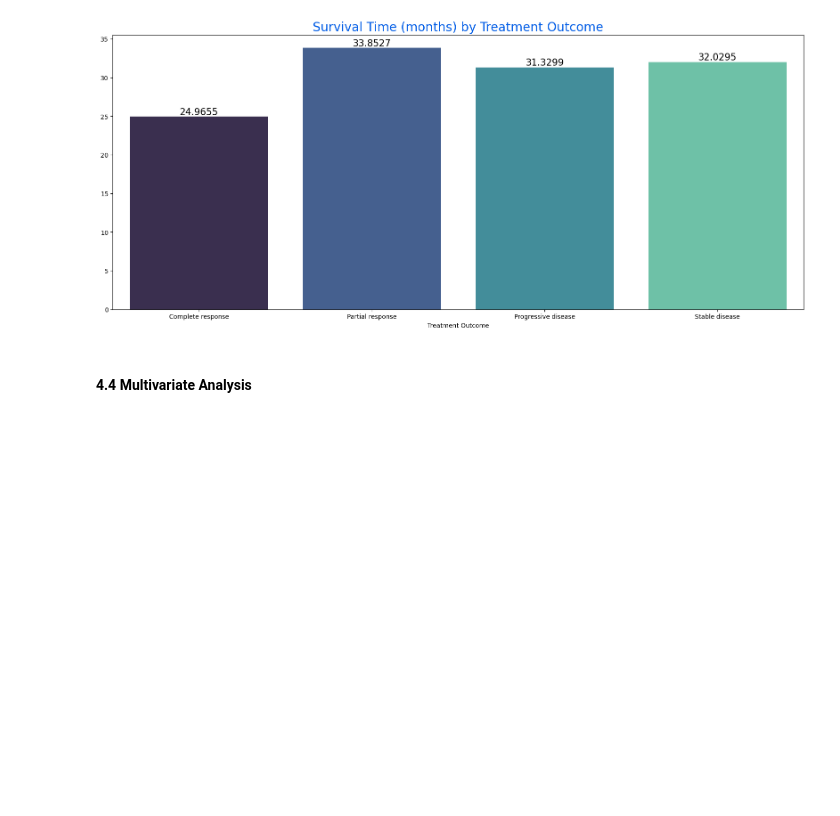
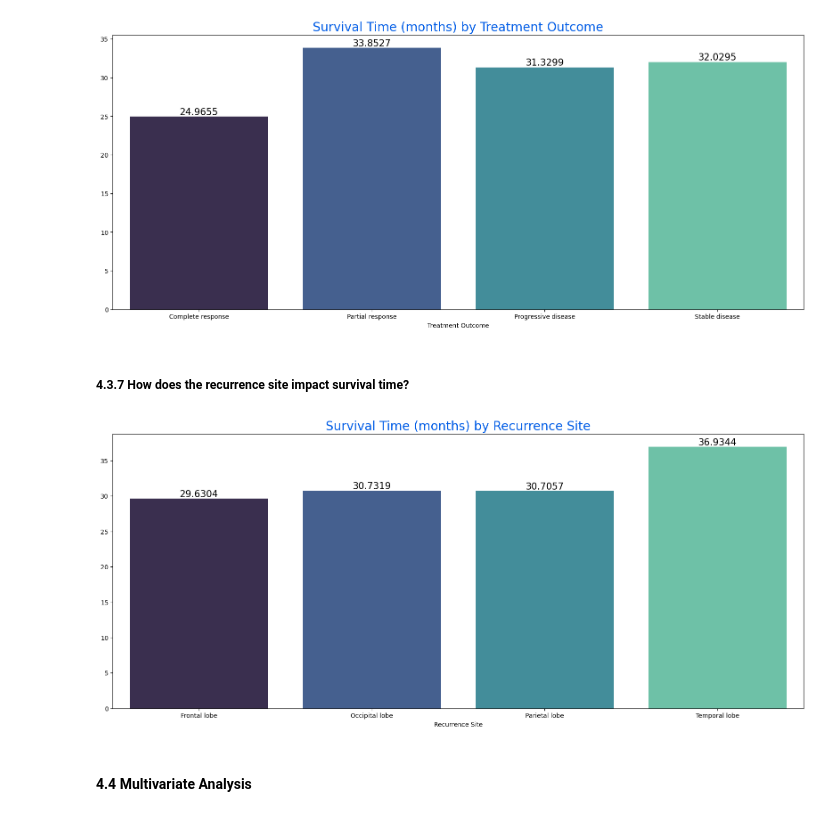
Before and after one commit to ajasan2/cancer-survival-mlproject, a Jupyter notebook: notebook/1. EDA.ipynb, the cells around one changed output. Saved outputs shown, nothing was run; the diff lists cells and outputs as text; code cells hidden in the pictures; blank space fills up the shorter version.

```diff
--- a/notebook/1. EDA.ipynb
+++ b/notebook/1. EDA.ipynb
@@ -236,6 +236,12 @@ plot_bivariate_analysis(df, 'Treatment')
 plot_bivariate_analysis(df, 'Treatment Outcome')
 # %% [output]
 [figure]
+# %% [markdown]
+##### 4.3.7 How does the recurrence site impact survival time?
+# %%
+plot_bivariate_analysis(df, 'Recurrence Site')
+# %% [output]
+[figure, added]
 # %% [markdown]
 #### 4.4 Multivariate Analysis
 # %%
```
Also changed, not shown: 7 other files.
